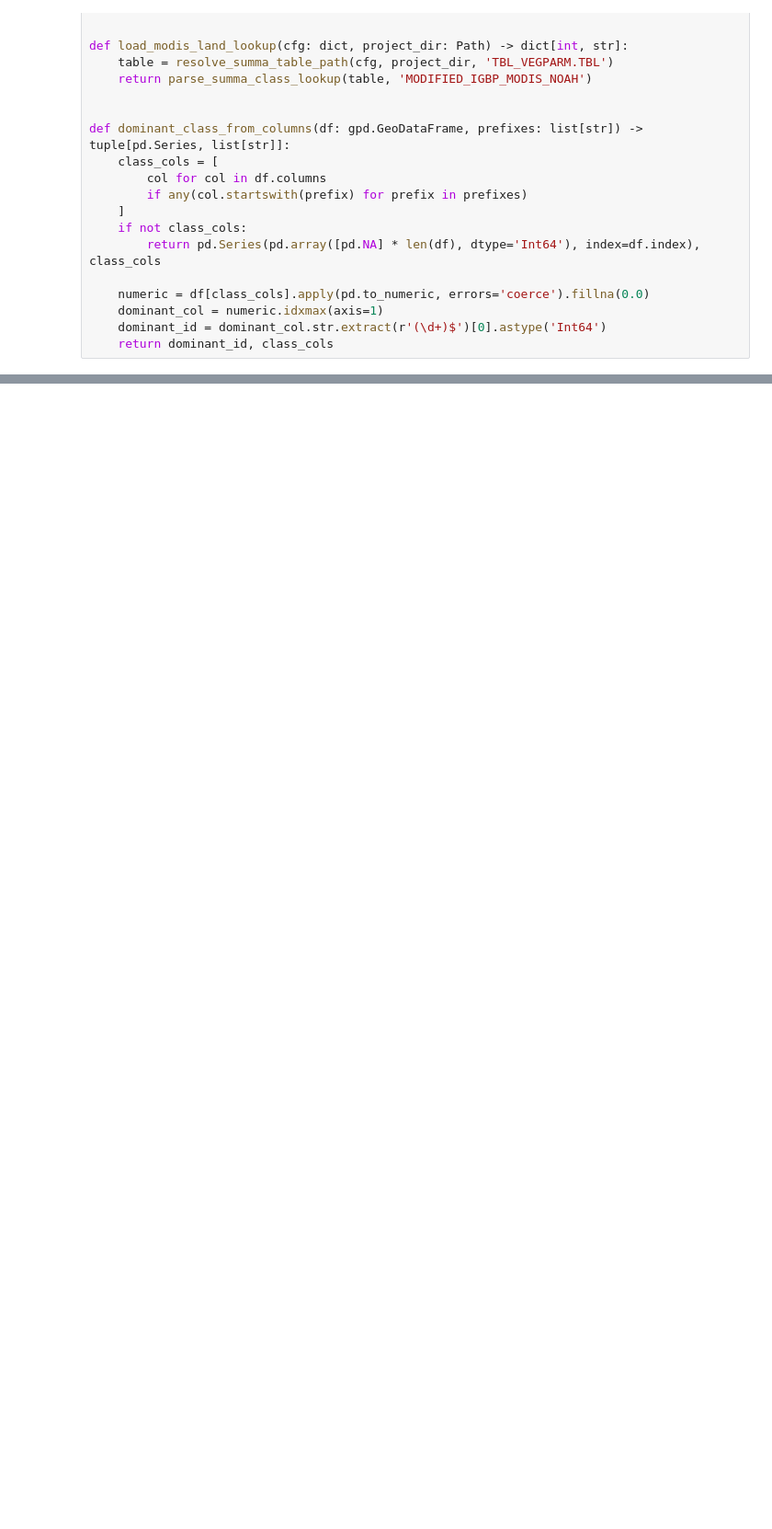
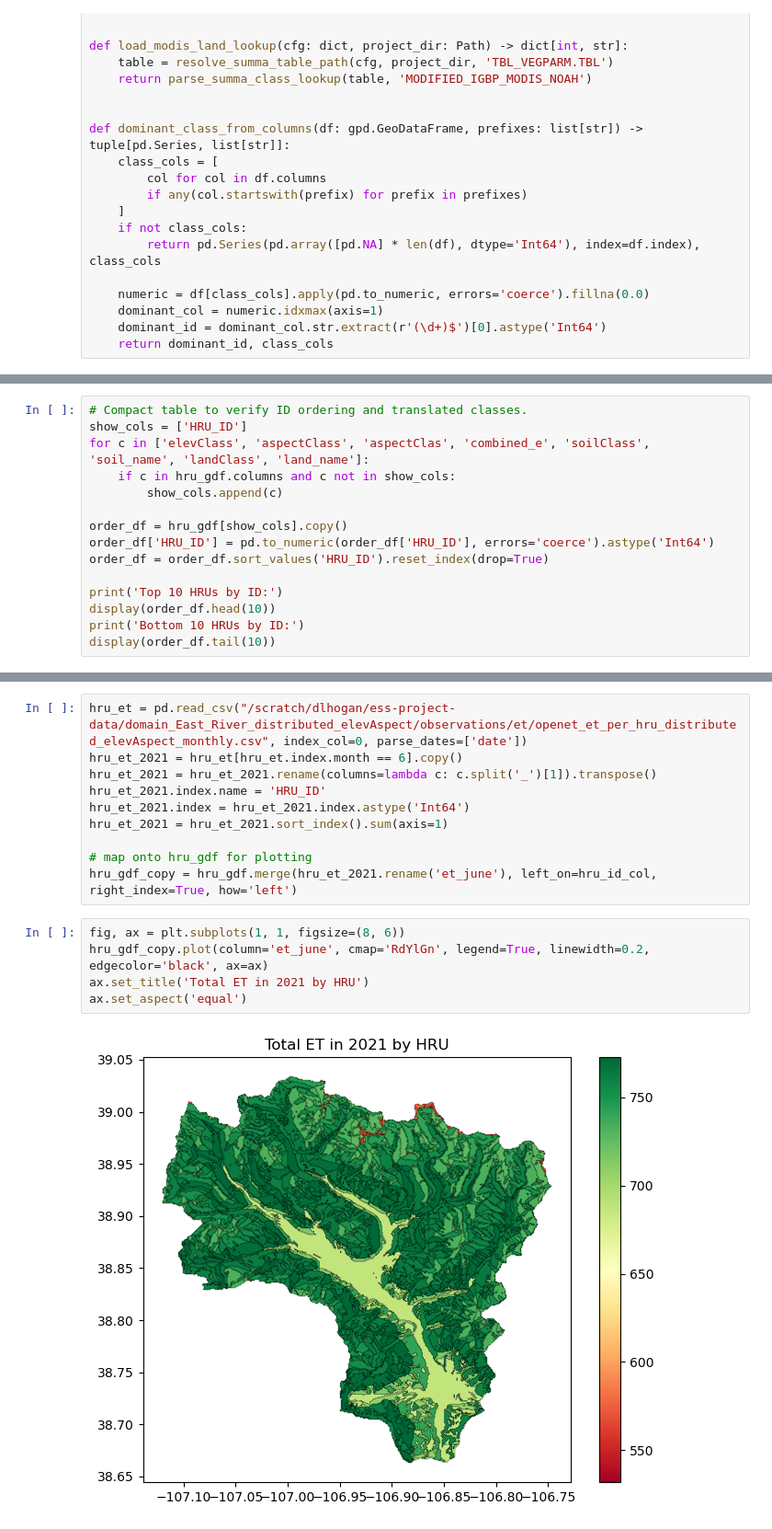
Before and after one commit to dlhogan97/CONFLUENCE-uwmtnhydro, a Jupyter notebook: ess-project/modeling/04-distributed/HRU_Quicklook_Elevation_Soil_Landclass.ipynb, the cells around one changed output, grey strips where cells are left out. Shown at 92% size. Cells and saved outputs as stored; diff of their text form; blank space fills up the shorter version.

```diff
--- a/ess-project/modeling/04-distributed/HRU_Quicklook_Elevation_Soil_Landclass.ipynb
+++ b/ess-project/modeling/04-distributed/HRU_Quicklook_Elevation_Soil_Landclass.ipynb
@@ -570,0 +421,15 @@ Counts match: True
+# %%
+# Compact table to verify ID ordering and translated classes.
+show_cols = ['HRU_ID']
+for c in ['elevClass', 'aspectClass', 'aspectClas', 'combined_e', 'soilClass', 'soil_name', 'landClass', 'land_name']:
+    if c in hru_gdf.columns and c not in show_cols:
+        show_cols.append(c)
+
+order_df = hru_gdf[show_cols].copy()
+order_df['HRU_ID'] = pd.to_numeric(order_df['HRU_ID'], errors='coerce').astype('Int64')
+order_df = order_df.sort_values('HRU_ID').reset_index(drop=True)
+
+print('Top 10 HRUs by ID:')
+display(order_df.head(10))
+print('Bottom 10 HRUs by ID:')
+display(order_df.tail(10))
@@ -570,0 +461,17 @@ Counts match: True
+# %%
+hru_et = pd.read_csv("/scratch/dlhogan/ess-project-data/domain_East_River_distributed_elevAspect/observations/et/openet_et_per_hru_distributed_elevAspect_monthly.csv", index_col=0, parse_dates=['date'])
+hru_et_2021 = hru_et[hru_et.index.month == 6].copy()
+hru_et_2021 = hru_et_2021.rename(columns=lambda c: c.split('_')[1]).transpose()
+hru_et_2021.index.name = 'HRU_ID'
+hru_et_2021.index = hru_et_2021.index.astype('Int64')
+hru_et_2021 = hru_et_2021.sort_index().sum(axis=1)
+
+# map onto hru_gdf for plotting
+hru_gdf_copy = hru_gdf.merge(hru_et_2021.rename('et_june'), left_on=hru_id_col, right_index=True, how='left')
+# %%
+fig, ax = plt.subplots(1, 1, figsize=(8, 6))
+hru_gdf_copy.plot(column='et_june', cmap='RdYlGn', legend=True, linewidth=0.2, edgecolor='black', ax=ax)
+ax.set_title('Total ET in 2021 by HRU')
+ax.set_aspect('equal')
+# %% [output]
+[figure, added]
```
Also changed, not shown: parts of 11 cells of this notebook, 9 other files.
